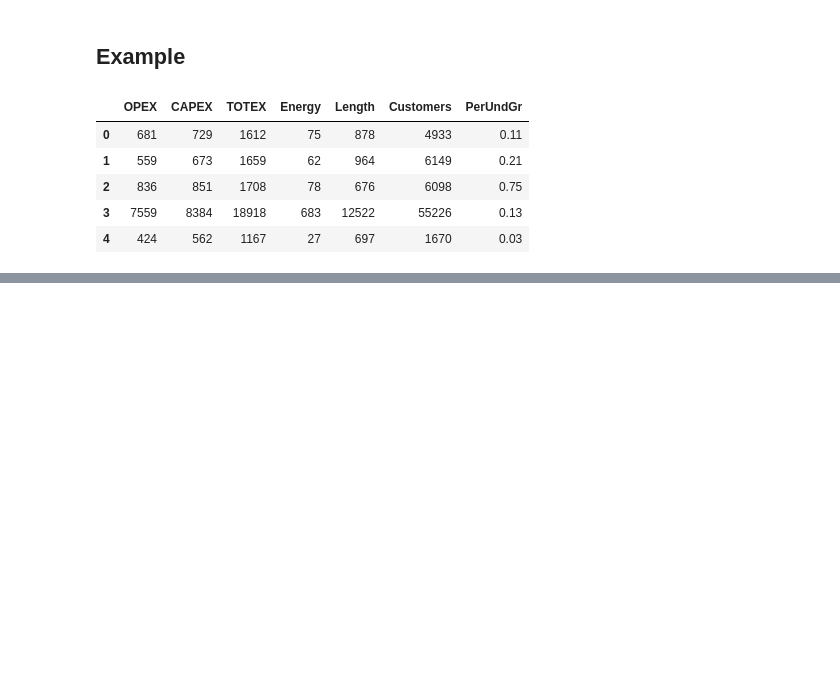
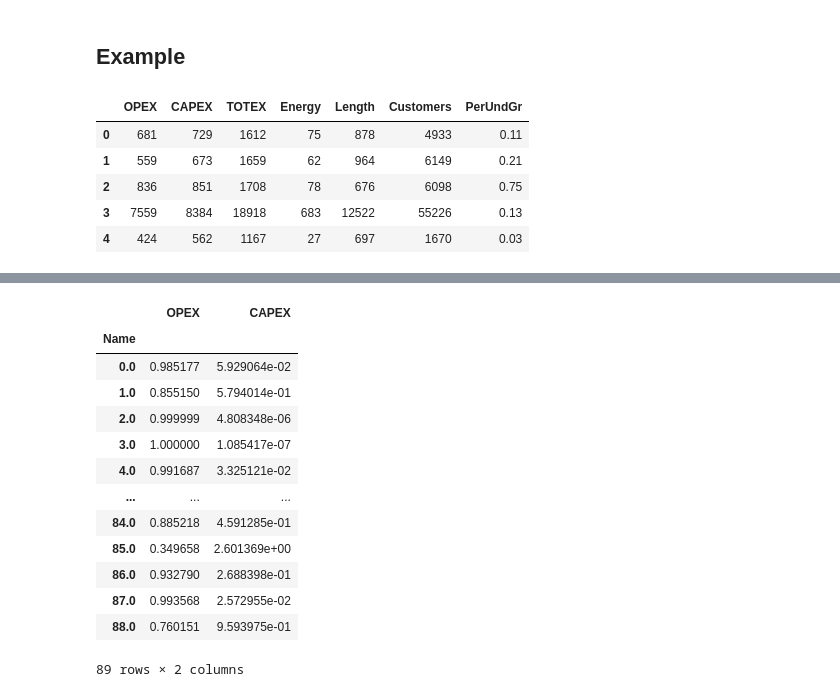
Before and after one commit to szhao33/pyStoNED-Tutorials, a Jupyter notebook: Multiple Outputs/DDF_withoutUndesirableOutput.ipynb, the cells around one changed output, grey strips where cells are left out. Saved outputs shown, nothing was run; the diff lists cells and outputs as text; code cells hidden in the pictures; blank space fills up the shorter version.

```diff
--- a/Multiple Outputs/DDF_withoutUndesirableOutput.ipynb
+++ b/Multiple Outputs/DDF_withoutUndesirableOutput.ipynb
@@ -62,0 +149,25 @@ AttributeError: 'ConcreteModel' object has no attribute 'h'
+# %%
+# retrive the beta
+ind = list(model.b)
+val = list(model.b[:, :].value)
+beta = np.asarray([i + tuple([j]) for i, j in zip(ind, val)])
+
+beta = pd.DataFrame(beta, columns=['Name', 'Key', 'Value'])
+beta = beta.pivot(index='Name', columns='Key', values='Value')
+beta.columns = ['OPEX', 'CAPEX']
+beta
+# %% [output]
+|  | OPEX | CAPEX |
+| Name |  |  |
+| 0.0 | 0.985177 | 5.929064e-02 |
+| 1.0 | 0.855150 | 5.794014e-01 |
+| 2.0 | 0.999999 | 4.808348e-06 |
+| 3.0 | 1.000000 | 1.085417e-07 |
+| 4.0 | 0.991687 | 3.325121e-02 |
+| ... | ... | ... |
+| 84.0 | 0.885218 | 4.591285e-01 |
+| 85.0 | 0.349658 | 2.601369e+00 |
+| 86.0 | 0.932790 | 2.688398e-01 |
+| 87.0 | 0.993568 | 2.572955e-02 |
+| 88.0 | 0.760151 | 9.593975e-01 |
+89 rows × 2 columns
```
Also changed, not shown: parts of 6 cells of this notebook, 2 other files.
